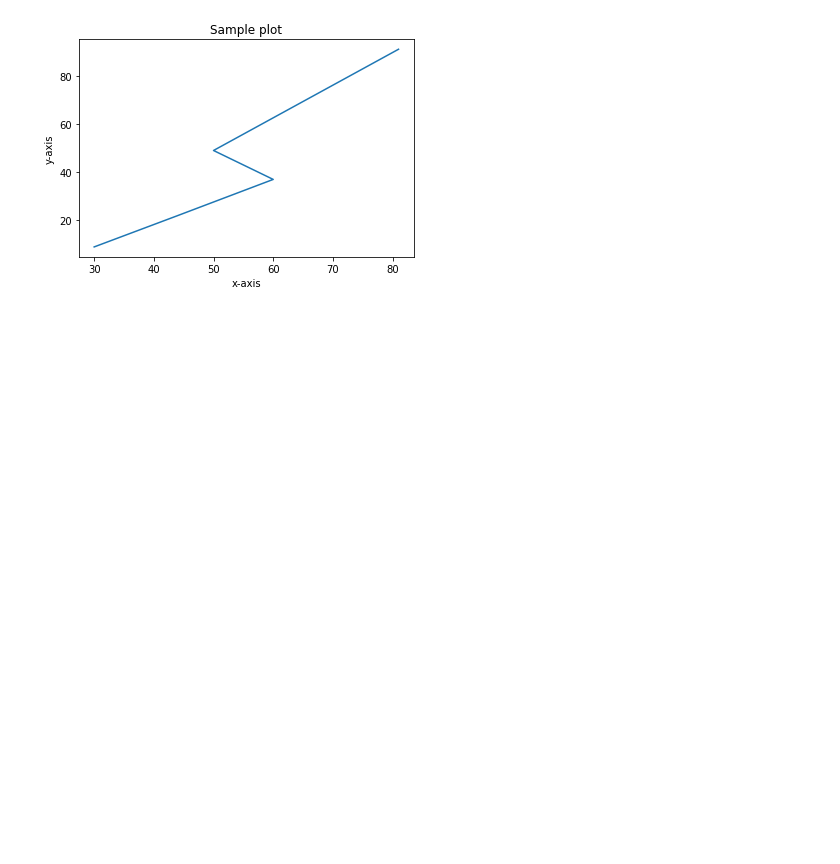
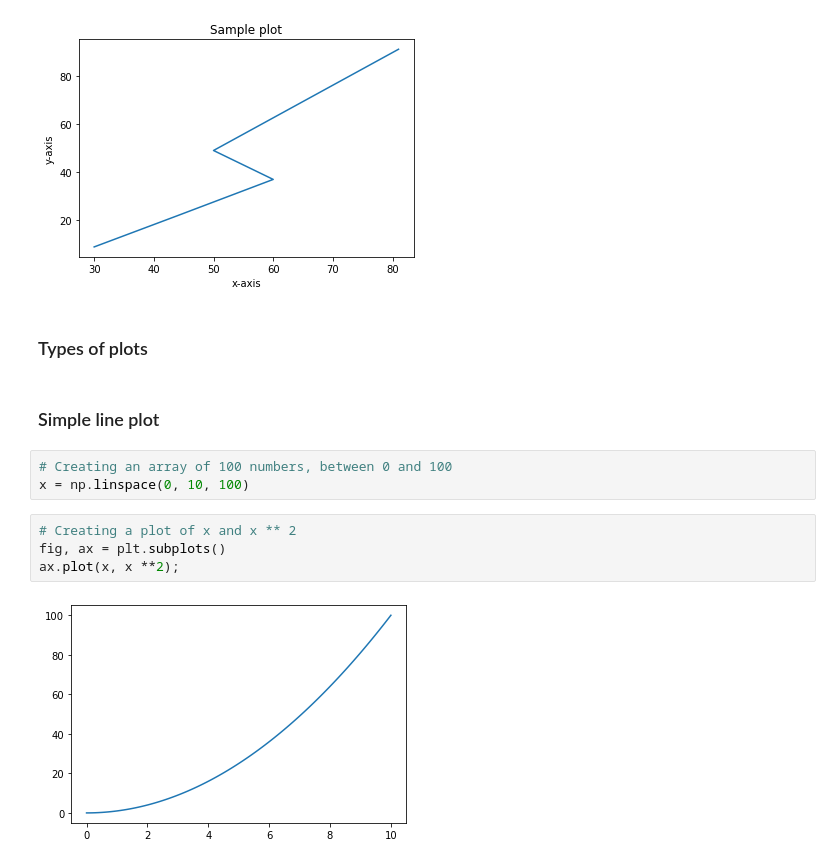
Before and after one commit to igquinteroch/data-analysis, a Jupyter notebook: practice-matplotlib.ipynb, the cells around one changed output. Drawn from its saved outputs; the diff is of its cells as text; blank space fills up the shorter version.

```diff
--- a/practice-matplotlib.ipynb
+++ b/practice-matplotlib.ipynb
@@ -43,3 +43,16 @@ ax.set(title="Sample plot",
 #fig.savefig("simple-plot.png")
 # %% [output]
 [figure]
+# %% [markdown]
+### Types of plots
+# %% [markdown]
+### Simple line plot
+# %%
+# Creating an array of 100 numbers, between 0 and 100
+x = np.linspace(0, 10, 100)
+# %%
+# Creating a plot of x and x ** 2
+fig, ax = plt.subplots()
+ax.plot(x, x **2);
+# %% [output]
+[figure, added]
```
Also changed, not shown: parts of 11 cells of this notebook.
